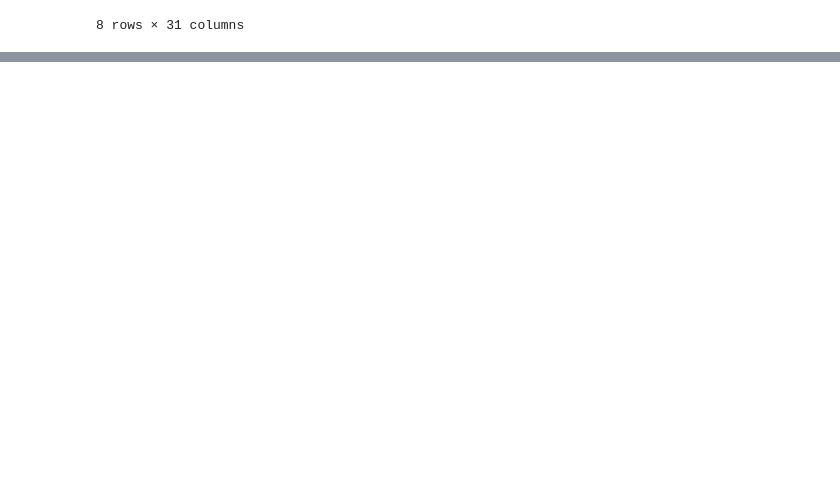
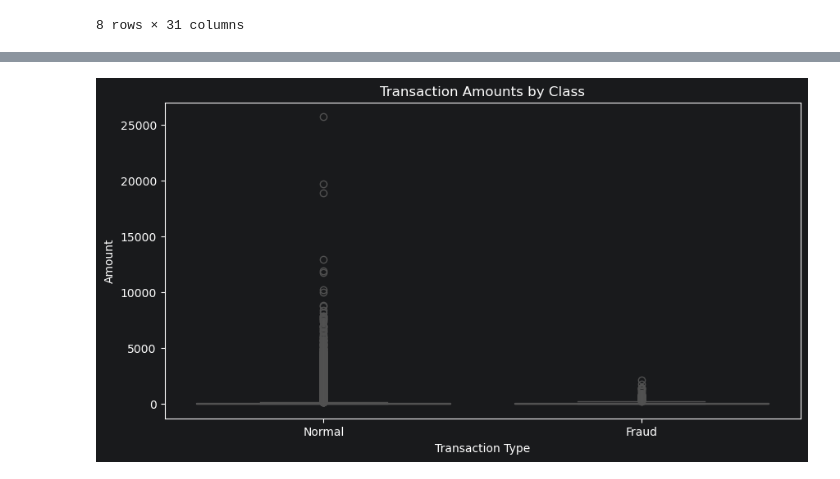
Before and after one commit to rensilver/fraud-detection-project, a Jupyter notebook: fraud_detection_isolation_forest.ipynb, the cells around one changed output, grey strips where cells are left out. Cells and saved outputs as stored; diff of their text form; code cells hidden in the pictures; blank space fills up the shorter version.

```diff
--- a/fraud_detection_isolation_forest.ipynb
+++ b/fraud_detection_isolation_forest.ipynb
@@ -102,0 +189,19 @@ dframe.describe()
+# %%
+# Comparing Fraud vs Normal Amounts
+plt.figure(figsize=(10,5))
+
+sns.boxplot(
+    data=dframe,
+    x="Class",
+    y="Amount"
+)
+
+plt.xticks([0,1], ["Normal", "Fraud"])
+
+plt.title("Transaction Amounts by Class")
+plt.xlabel("Transaction Type")
+plt.ylabel("Amount")
+
+plt.show()
+# %% [output]
+[figure, added]
```
Also changed, not shown: parts of 8 cells of this notebook.
